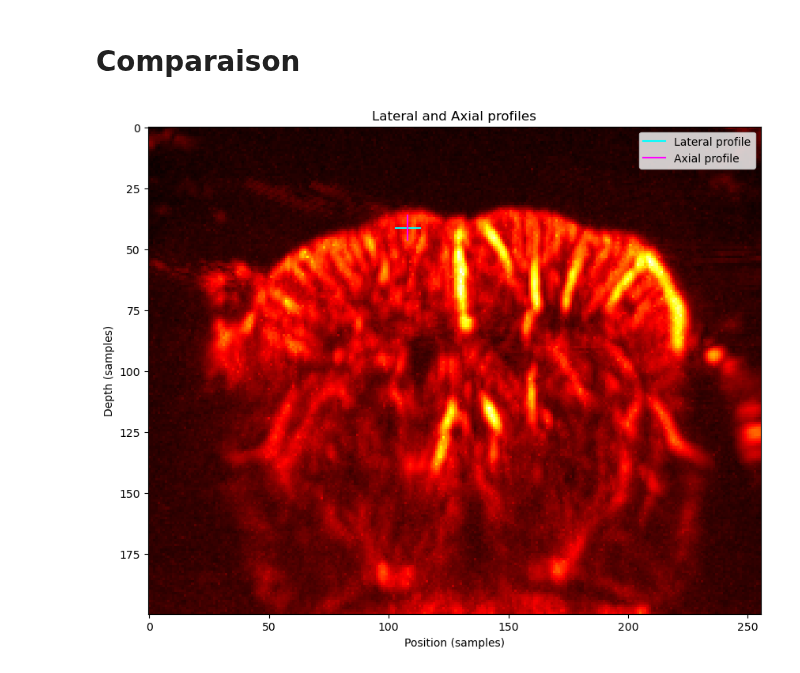
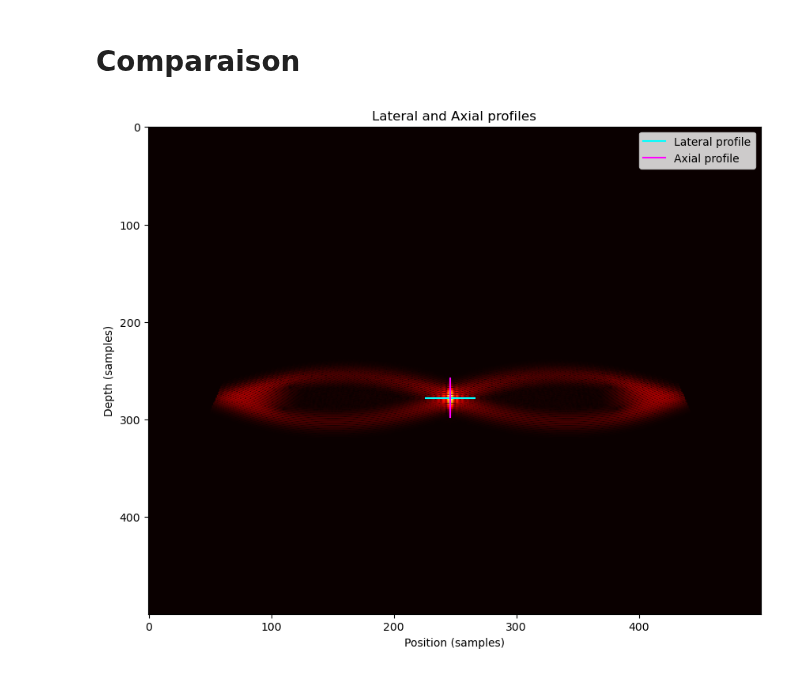
Before and after one commit to MatthieuVAUTRIN/superresolution, a Jupyter notebook: 005_visualization.ipynb, the cells around one changed output. Drawn from its saved outputs; the diff is of its cells as text; code cells hidden in the pictures.

Commit message:
simulated data update, fixed vizu lateral/axial res, fixed bf image sizing (still needs testing on real data), hamming apodization

```diff
--- a/005_visualization.ipynb
+++ b/005_visualization.ipynb
@@ -8,8 +8,11 @@ file_paths = [
     # "/home/matmat/Documents/urban_lab/002_Superresolution/superresolution/data_filtered/mouse/filtered_bf/002_bff_nsi0_01_nsi.npy",
     # "/home/matmat/Documents/urban_lab/002_Superresolution/superresolution/data_filtered/mouse/filtered_bf/002_bff_nsi0_1_nsi.npy",
     # "/home/matmat/Documents/urban_lab/002_Superresolution/superresolution/data_filtered/mouse/filtered_bf/003_bf_rect.npy"
-    "./data_filtered/mouse_prebf_filtered/filtered_bf/001_bff_IQ_testing_fft_nsi.npy",
-    "./data_filtered/mouse_prebf_filtered/filtered_bf/001_bff_IQ_testing_nodir_nsi.npy"
+    "./data_bf/master_thesis/beamformed_apodized/001_bf_results_interpolated_.npy",
+    "./data_bf/master_thesis/beamformed_apodized/001_bf_results_interpolated_rectangle.npy",
+    "./data_bf/master_thesis/beamformed_apodized/001_bf_results_interpolated_hamming.npy",
+    "./data_bf/master_thesis/beamformed_apodized/001_bf_results_interpolated_angles_rectangle.npy",
+    "./data_bf/master_thesis/beamformed_apodized/001_bf_results_interpolated_angles_hamming.npy"
 
 ]
 
@@ -54,10 +57,12 @@ time = np.linspace(start=0, stop=1 / params["rf"]["sampling_rate"] * params["rf"
 # %% [markdown]
 # Import bf image data
 # %%
+data = np.load(file_paths[0])
+
 bf_matrices = np.zeros(
         (
-        params["image"]["nz"] if params["image"]["nz"] != None else params["image"]["samples_depth"],
-        params["image"]["nx"] if params["image"]["nx"] != None else params["image"]["samples_lateral"],
+        data.shape[0],
+        data.shape[1],
         len(file_paths)
         )
     )
@@ -66,6 +71,7 @@ labels = []
 for idx, file_path in enumerate(file_paths):
 
     data = np.load(file_path)
+    data = np.squeeze(data)
 
     plt.figure(figsize=(8, 6))
     plt.imshow(np.sqrt(np.abs(data)), aspect='auto', cmap='hot')
@@ -144,24 +162,24 @@ def compare_resolutions(bf_matrices, step_size, lateral_step, labels, profile_x0
     plt.tight_layout()
     plt.show()
 # %%
-profile_x0 = 108
-profile_y0 = 41
-lat_len = 10
-axial_len = 10
+profile_x0 = 246
+profile_y0 = 278
+lat_len = 40
+axial_len = 40
 
 plt.figure(figsize = (10,8))
-plt.imshow(np.sqrt(bf_matrices[:,:,0]), cmap='hot', aspect='auto')
+plt.imshow(np.sqrt(np.abs(bf_matrices[:,:,0])), cmap='hot', aspect='auto')
 
 plt.plot([profile_x0 - lat_len/2, profile_x0 + lat_len/2], [profile_y0, profile_y0], color='cyan', linestyle='-', label='Lateral profile')
 plt.plot([profile_x0, profile_x0], [profile_y0 - axial_len/2, profile_y0 + axial_len/2], color='magenta', linestyle='-', label='Axial profile')
 
 plt.title("Lateral and Axial profiles")
 plt.xlabel("Position (samples)")
 plt.ylabel("Depth (samples)")
 plt.legend()
 plt.show()
 # %% [output]
-[figure, old version]
+[figure, new version]
 # %%
 compare_resolutions(bf_matrices, params["image"]["dz"], params["image"]["dx"], labels, profile_x0=profile_x0, profile_y0=profile_y0, lat_len=lat_len, axial_len=axial_len)
 # %% [output]
```
Also changed, not shown: parts of 9 cells of this notebook, 13 other files.
